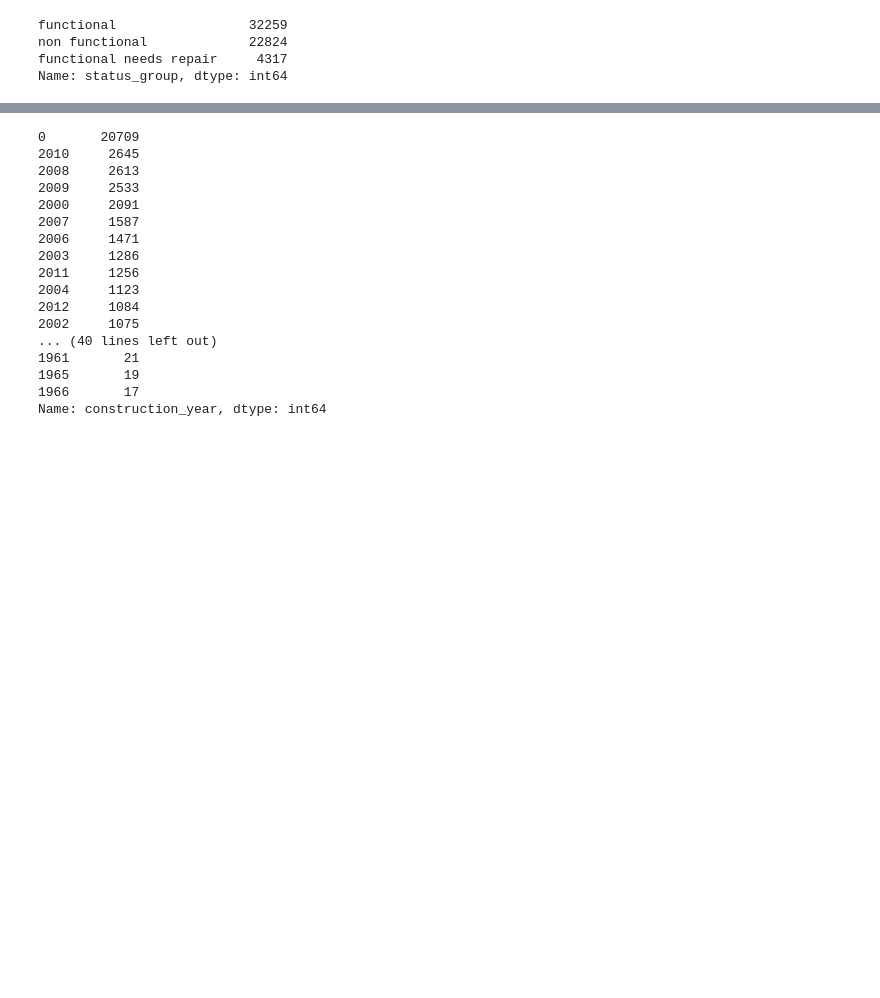
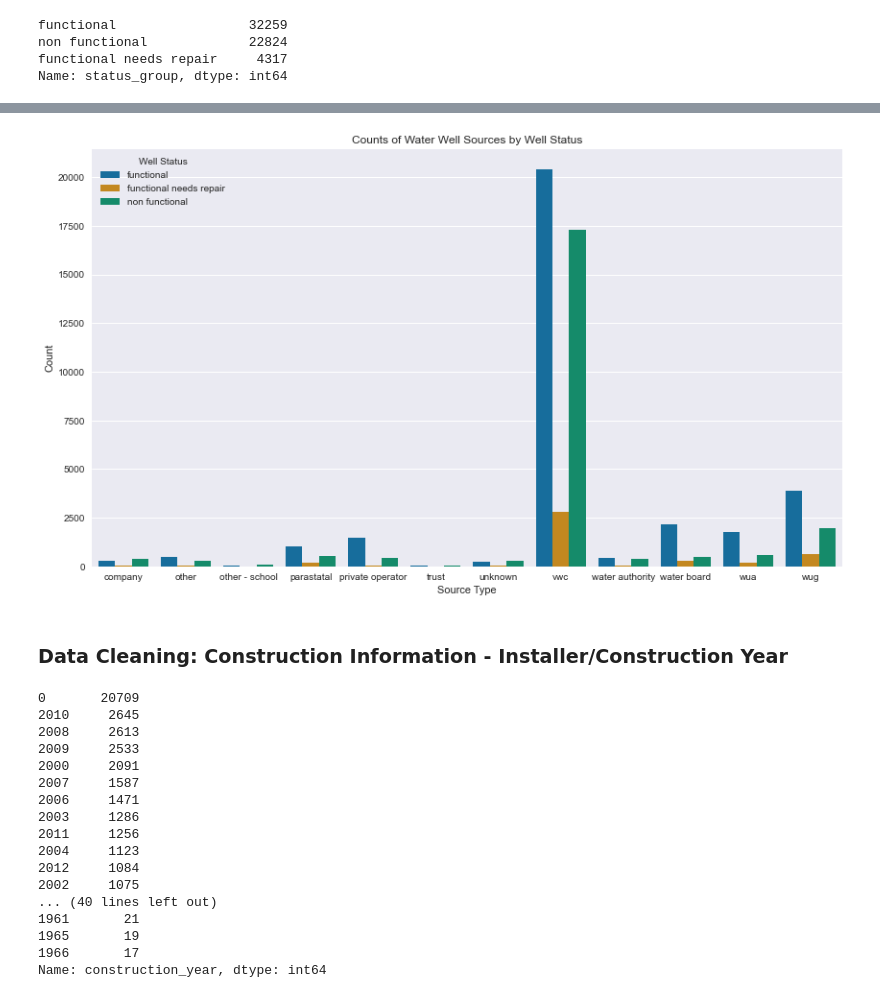
Before and after one commit to jaredlil/project-3-tanzanian-water-wells, a Jupyter notebook: project-3-tazmanian-water-wells.ipynb, the cells around one changed output, grey strips where cells are left out. Cells and saved outputs as stored; diff of their text form; code cells hidden in the pictures; blank space fills up the shorter version.

```diff
--- a/project-3-tazmanian-water-wells.ipynb
+++ b/project-3-tazmanian-water-wells.ipynb
@@ -201,3 +347,18 @@ Name: construction_year, dtype: int64>
+# %%
+grouped_data = df.groupby(['management', 'status_group']).size().reset_index(name='count')
+
+plt.figure(figsize=(14,8))
+
+sns.barplot(data=grouped_data, x='management', y='count', hue='status_group', palette='colorblind')
+plt.xlabel('Source Type')
+plt.ylabel('Count')
+plt.title('Counts of Water Well Sources by Well Status')
+plt.legend(title='Well Status', loc='upper left')
+plt.show()
+# %% [output]
+[figure, added]
+# %% [markdown]
+### Data Cleaning: Construction Information - Installer/Construction Year
 # %%
 print(df['construction_year'].value_counts())
 # %% [output]
```
Also changed, not shown: parts of 21 cells of this notebook.
